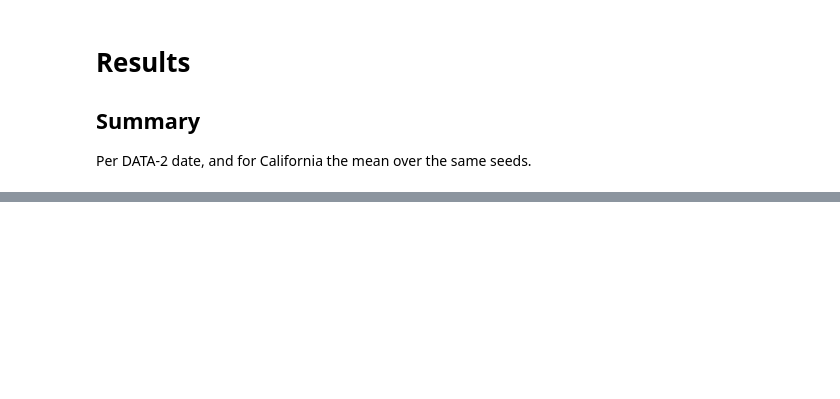
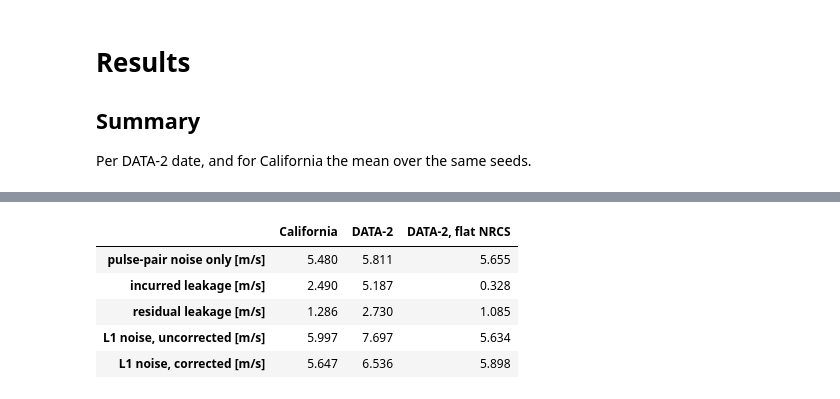
Before and after one commit to owenodriscoll/SCA-module, a Jupyter notebook: notebooks/validation/T4.1b_observational_reference.ipynb, the cells around one changed output, grey strips where cells are left out. Saved outputs shown, nothing was run; the diff lists cells and outputs as text; code cells hidden in the pictures; blank space fills up the shorter version.

```diff
--- a/notebooks/validation/T4.1b_observational_reference.ipynb
+++ b/notebooks/validation/T4.1b_observational_reference.ipynb
@@ -254,2 +270,16 @@ plt.tight_layout()
+# %%
+table_components = pd.DataFrame({
+    "California": pd.DataFrame(components_cali).T.mean(),
+    "DATA-2": pd.DataFrame(components_data_2).T.mean(),
+    "DATA-2, flat NRCS": pd.DataFrame(components_flat).T.mean(),
+})
+table_components.round(3)
+# %% [output]
+|  | California | DATA-2 | DATA-2, flat NRCS |
+| pulse-pair noise only [m/s] | 5.480 | 5.811 | 5.655 |
+| incurred leakage [m/s] | 2.490 | 5.187 | 0.328 |
+| residual leakage [m/s] | 1.286 | 2.730 | 1.085 |
+| L1 noise, uncorrected [m/s] | 5.997 | 7.697 | 5.634 |
+| L1 noise, corrected [m/s] | 5.647 | 6.536 | 5.898 |
 # %% [markdown]
 ## Maps
```
Also changed, not shown: parts of 16 cells of this notebook, 13 other files.
